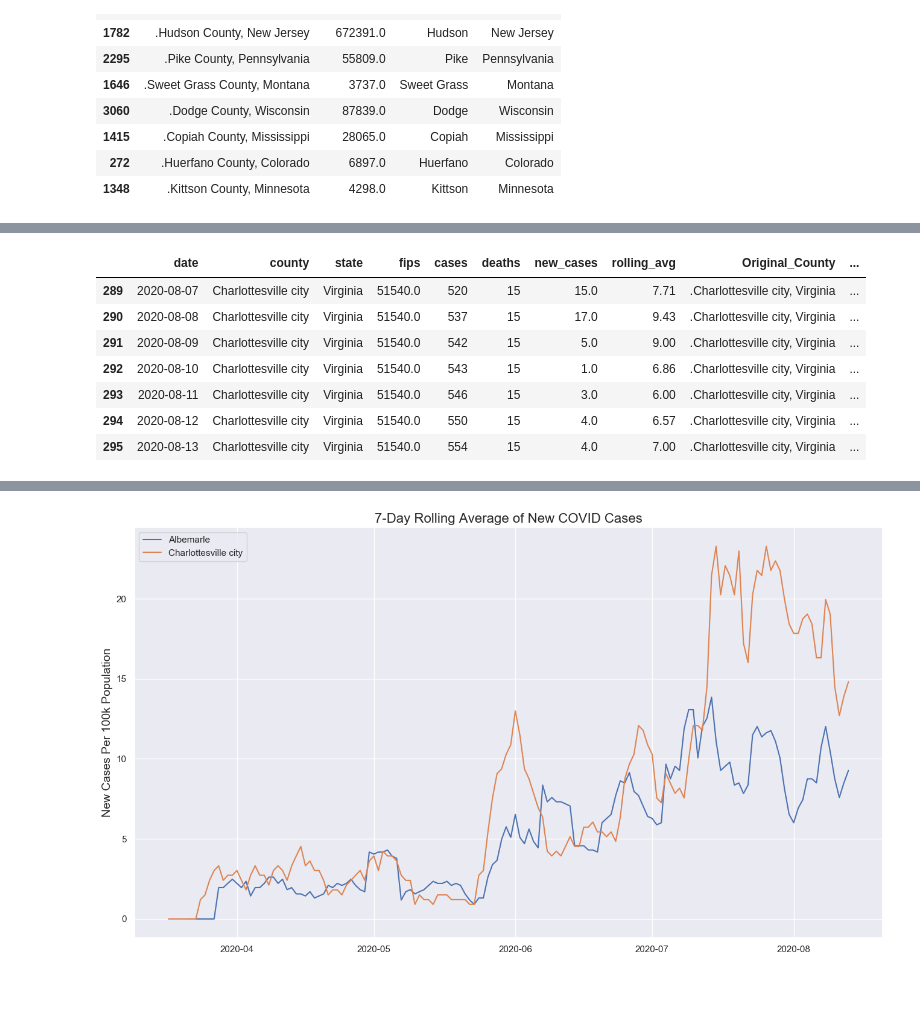
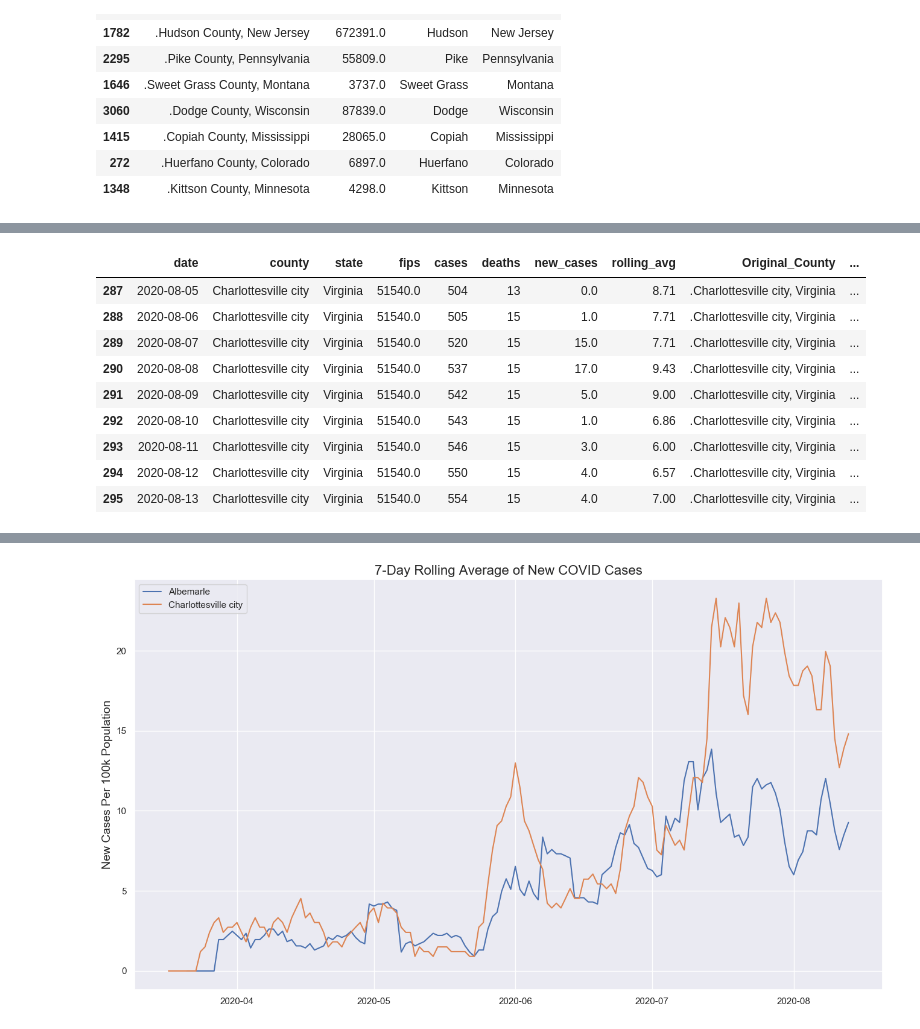
Before and after one commit to jbtiez/COVID, a Jupyter notebook: COVID_Current.ipynb, the cells around one changed output, grey strips where cells are left out. Cells and saved outputs as stored; diff of their text form; code cells hidden in the pictures; blank space fills up the shorter version.

```diff
--- a/COVID_Current.ipynb
+++ b/COVID_Current.ipynb
@@ -144,7 +131,9 @@ final.sample(10)
 # %%
-final[final.county=='Charlottesville city'].tail(7)
+final[final.county=='Charlottesville city'].tail(9)
 # %% [output]
 |  | date | county | state | fips | cases | deaths | new_cases | rolling_avg | Original_County | ... |
+| 287 | 2020-08-05 | Charlottesville city | Virginia | 51540.0 | 504 | 13 | 0.0 | 8.71 | .Charlottesville city, Virginia | ... |
+| 288 | 2020-08-06 | Charlottesville city | Virginia | 51540.0 | 505 | 15 | 1.0 | 7.71 | .Charlottesville city, Virginia | ... |
 | 289 | 2020-08-07 | Charlottesville city | Virginia | 51540.0 | 520 | 15 | 15.0 | 7.71 | .Charlottesville city, Virginia | ... |
 | 290 | 2020-08-08 | Charlottesville city | Virginia | 51540.0 | 537 | 15 | 17.0 | 9.43 | .Charlottesville city, Virginia | ... |
 | 291 | 2020-08-09 | Charlottesville city | Virginia | 51540.0 | 542 | 15 | 5.0 | 9.00 | .Charlottesville city, Virginia | ... |
```
Also changed, not shown: parts of 5 cells of this notebook.
